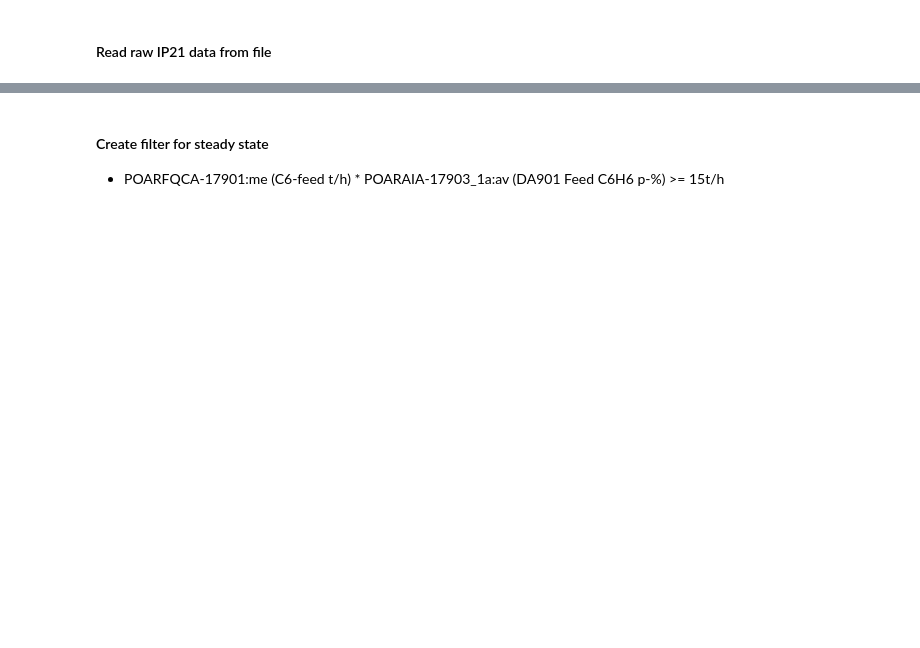
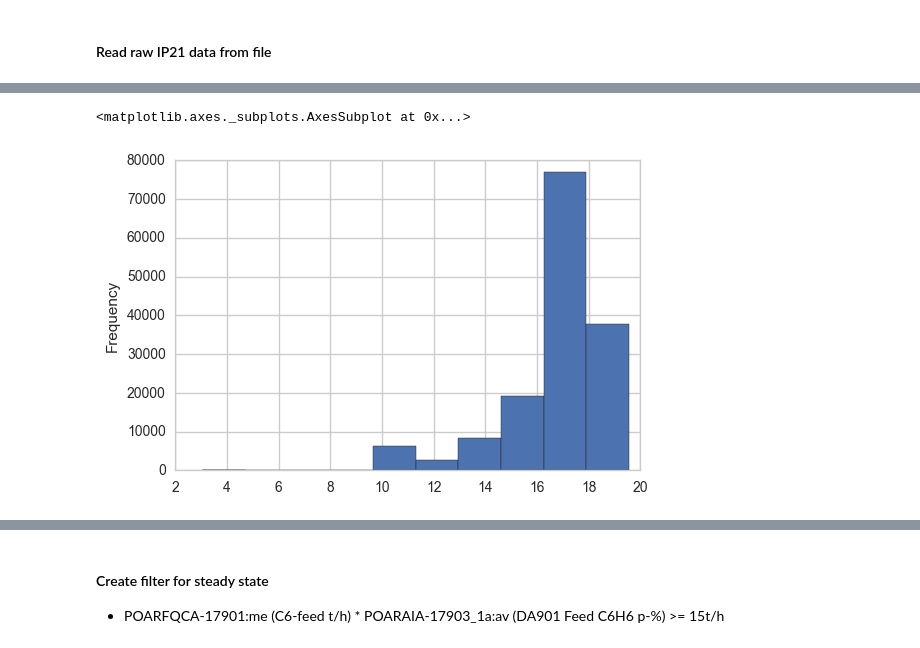
Before and after one commit to clijda/IP21analysis, a Jupyter notebook: DataExplorationIP21.ipynb, the cells around one changed output, grey strips where cells are left out. Cells and saved outputs as stored; diff of their text form; code cells hidden in the pictures; blank space fills up the shorter version.

```diff
--- a/DataExplorationIP21.ipynb
+++ b/DataExplorationIP21.ipynb
@@ -53,0 +51,10 @@ Index(['POARFQCA-17901:me', 'POARAIA-17903_1a:av', 'POARAIA-17903_3a:av',
+# %%
+target = 'POARFQC-17222:me'
+val=15
+df1 = pd.DataFrame()
+df1['netgain']=np.where(df[target]-val<0,-df[target]+val,0)
+df1['cumgain']=df1['netgain'].cumsum()
+df[target].plot(kind='hist')
+# %% [output]
+<matplotlib.axes._subplots.AxesSubplot at 0x...>
+[figure, added]
```
Also changed, not shown: parts of 21 cells of this notebook, 1 other file.
